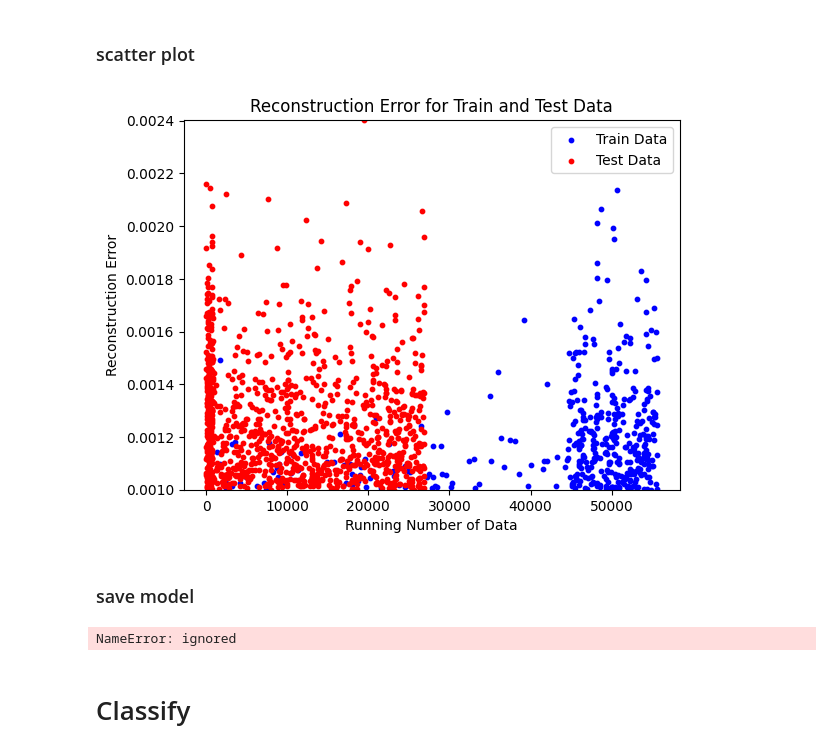
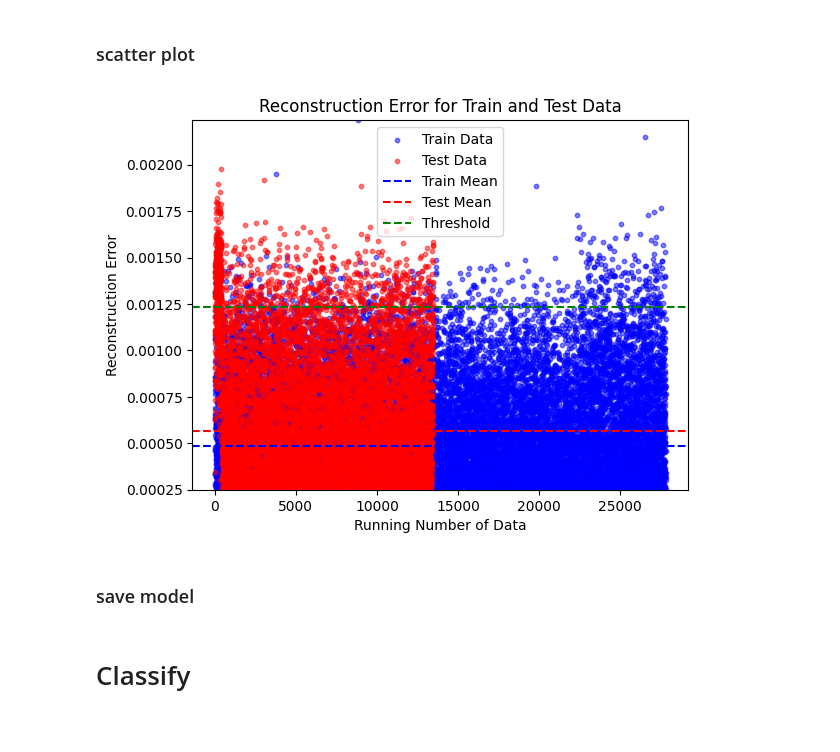
Before and after one commit to Eidell/gRPC-log-LSTM-Anomaly-Detection, a Jupyter notebook: lstm.ipynb, the cells around one changed output. Cells and saved outputs as stored; diff of their text form; code cells hidden in the pictures.

Commit message:
full 30 epoch 150

```diff
--- a/lstm.ipynb
+++ b/lstm.ipynb
@@ -290,7 +290,7 @@ Found GPU at: /device:GPU:0
 # %% [markdown]
 ## timeseries
 # %%
-num_steps = 15
+num_steps = 30
 features = train_df.shape[1]
 
 train_batches = (train_df.shape[0] // num_steps) * num_steps
@@ -465,49 +465,57 @@ model.save('modelfull15.h5')
 import matplotlib.pyplot as plt
 
 # Set the threshold for the reconstruction error to filter out values below 0.001
-threshold = 0.001
+visual_threshold = 0.00025
+
 
 
 # Convert the error values to NumPy arrays
 train_errors = np.array(mse_train)
 test_errors = np.array(mse_test)
 
 
-# Create a mask to filter the data points based on the threshold
-train_mask = train_errors >= threshold
-test_mask = test_errors >= threshold
+# Create a mask to filter the data points based on the visual_threshold
+train_mask = train_errors >= visual_threshold
+test_mask = test_errors >= visual_threshold
 
 # Generate the x-axis values (running number of the data in order)
 x_axis_train = np.arange(len(x_train_shaped))
 x_axis_test = np.arange(len(x_test_shaped))
 
+
+# Means
+train_mean = np.mean(train_errors)
+test_mean = np.mean(test_errors)
+
+
+
 # Plot the reconstruction errors
-plt.scatter(x_axis_train[train_mask], train_errors[train_mask], label='Train Data', color='blue', s=10)
-plt.scatter(x_axis_test[test_mask], test_errors[test_mask], label='Test Data', color='red', s=10)
+plt.scatter(x_axis_train[train_mask], train_errors[train_mask], label='Train Data', color='blue', s=10, alpha=0.5)
+plt.scatter(x_axis_test[test_mask], test_errors[test_mask], label='Test Data', color='red', s=10, alpha=0.5)
+
+plt.axhline(y=train_mean, color='blue', linestyle='--', label='Train Mean')
+plt.axhline(y=test_mean, color='red', linestyle='--', label='Test Mean')
+plt.axhline(y=0.001235, color='green', linestyle='--', label='Threshold')
+
 
 # Add labels and title to the plot
 plt.xlabel('Running Number of Data')
 plt.ylabel('Reconstruction Error')
 plt.title('Reconstruction Error for Train and Test Data')
 
-# Set the y-axis limits to show values above the threshold
-plt.ylim([threshold, max(max(train_errors), max(test_errors))])
+# Set the y-axis limits to show values above the visual_threshold
+plt.ylim([visual_threshold, max(max(train_errors), max(test_errors))])
 
 
 # Add legend to the plot
 plt.legend()
 
 # Display the plot
 plt.show()
 # %% [output]
-[figure, old version]
+[figure, new version]
 # %% [markdown]
 ### save model
-# %%
-# save the model
-model.save('model15epoch250.h5')
-# %% [output]
-NameError: ignored
 # %% [markdown]
 # Classify
 # %%
```
Also changed, not shown: parts of 7 cells of this notebook.
